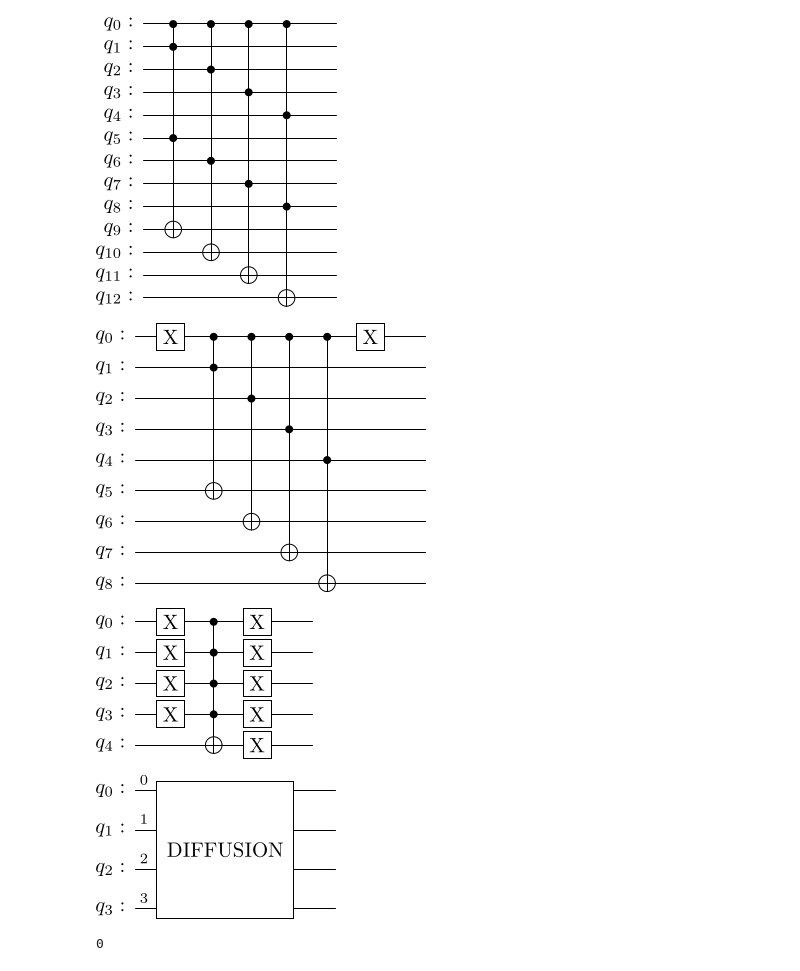
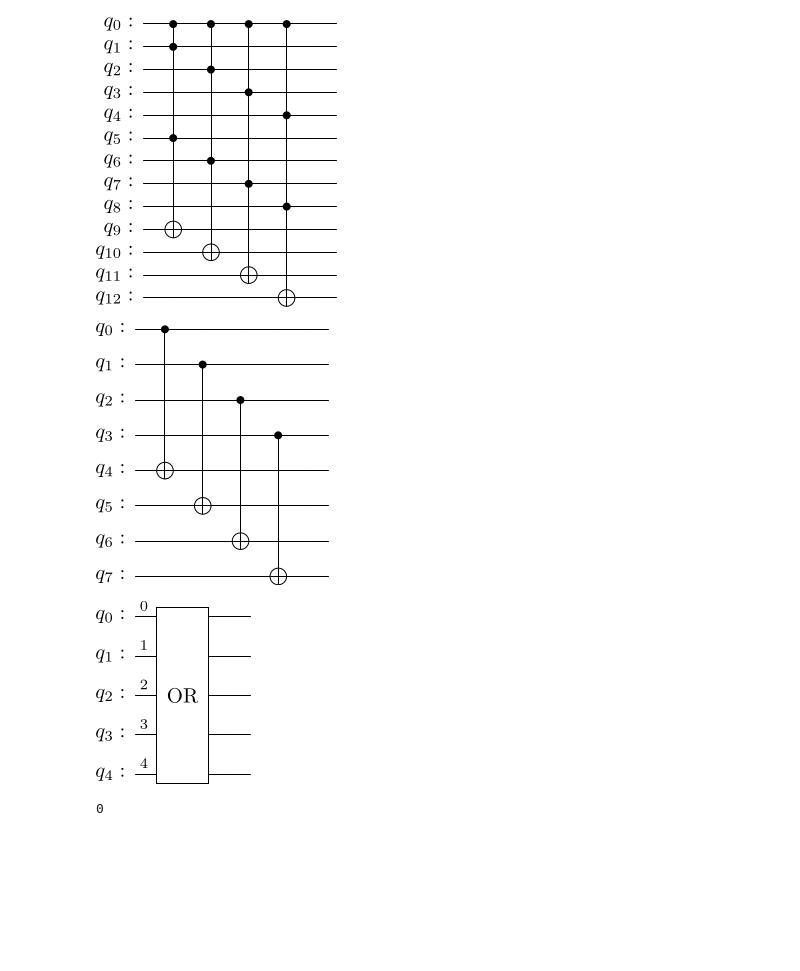
Before and after one commit to BoredDam/quantum-algorithms, a Jupyter notebook: Quantum-LCS/LCS-testing.ipynb, the cells around one changed output. Drawn from its saved outputs; the diff is of its cells as text; code cells hidden in the pictures; blank space fills up the shorter version.

```diff
--- a/Quantum-LCS/LCS-testing.ipynb
+++ b/Quantum-LCS/LCS-testing.ipynb
@@ -51,7 +51,7 @@ encode_dna_string('ACGT').draw('latex')
 # %% [output]
 [figure]
 # %%
-def _quantum_rotation(n: int, s: int):
+def quantum_rotation(n: int, s: int):
     '''
     Returns a `.Gate` that implements a rotation
     of `s` positions on `n` qubits lines.
@@ -87,7 +87,7 @@ def quantum_controlled_rotation(n: int):
     qc = QuantumCircuit(jr, qr)
     for i in range(l):
 
-        qc = qc.compose(_quantum_rotation(n, 2**i).control(1), [i,*qr])
+        qc = qc.compose(quantum_rotation(n, 2**i).control(1), [i,*qr])
     return qc.to_gate(label='ROT')
 
 qc = QuantumCircuit(11)
@@ -130,7 +130,7 @@ def extension_operator(n: int, i: int):
     page 12 of the paper
     '''
     qin = QuantumRegister(n, 'in')
-    qout = QuantumRegister(n-i, 'out')
+    qout = QuantumRegister(n, 'out')
     qc = QuantumCircuit(qin, qout)
 
     for j in range(n):
@@ -141,7 +141,7 @@ def extension_operator(n: int, i: int):
     return qc.to_gate(label='EXT_'+str(i))
 
 
-qc = QuantumCircuit(7)
+qc = QuantumCircuit(8)
 qc = qc.compose(extension_operator(4,1))#.decompose()
 qc.draw('latex')
 # %% [output]
@@ -149,5 +149,5 @@ qc.draw('latex')
 # %%
-def bitwise_and_operator(n: int):
+def contr_bitwise_and_operator(n: int):
     '''
     page 13 of the paper
     '''
@@ -160,37 +160,35 @@ def bitwise_and_operator(n: int):
     for i in range(n):
         qc.mcx([qx, qa[i], qb[i]], qout[i])
 
-    return qc.to_gate(label='AND')
+    return qc.to_gate(label='C-AND')
 
 
 qc = QuantumCircuit(13)
-qc = qc.compose(bitwise_and_operator(4)).decompose()
+qc = qc.compose(contr_bitwise_and_operator(4)).decompose()
 qc.draw('latex')
 # %% [output]
 [figure]
 # %%
-def not_c_copy_operator(n: int):
+def copy_operator(n: int):
     '''
     page 13 of the paper
     '''
-    qx = QuantumRegister(1, 'c')
     qin = QuantumRegister(n, 'in')
     qout = QuantumRegister(n, 'out')
-    qc = QuantumCircuit(qx, qin, qout)
+    qc = QuantumCircuit(qin, qout)
 
-    qc.x(qx)
     for i in range(n):
-        qc.ccx(qx, qin[i], qout[i])
-    qc.x(qx)
-
-    return qc.to_gate(label='notC-COPY')
+        qc.cx(qin[i], qout[i])
 
 
-qc = QuantumCircuit(9)
-qc = qc.compose(not_c_copy_operator(4)).decompose()
+    return qc.to_gate(label='C-COPY')
+
+
+qc = QuantumCircuit(8)
+qc = qc.compose(copy_operator(4)).decompose()
 qc.draw('latex')
 # %% [output]
-[figure, old version]
+[figure, new version]
 # %%
 def or_operator(n: int):
     '''
@@ -198,7 +196,7 @@ def or_operator(n: int):
     '''
     qx = QuantumRegister(n, 'x')
     qy = QuantumRegister(1, 'y')
-    qc = QuantumCircuit(qx, qy,)
+    qc = QuantumCircuit(qx, qy)
 
     qc.x(qx)
     qc.mcx(qx, qy)
@@ -208,33 +206,10 @@ def or_operator(n: int):
     return qc.to_gate(label='OR')
 
 qc = QuantumCircuit(5)
-qc = qc.compose(or_operator(4)).decompose()
+qc = qc.compose(or_operator(4))#.decompose()
 qc.draw('latex')
 # %% [output]
-[figure, old version]
+[figure, new version]
-# %%
-def grover_operator(n: int):
-    '''
-    builds the diffusion operator from the grover algorithm
-    '''
-    qx = QuantumRegister(n, 'x')
-    qc = QuantumCircuit(qx)
-
-    qc.h(qx)
-    qc.x(qx)
-    qc.h(qx[n-1])
-    qc.mcx(qx[list(range(n-1))], qx[n-1])
-    qc.h(qx[n-1])
-    qc.x(qx)
-    qc.h(qx)
-
-    return qc.to_gate(label='DIFFUSION')
-
-qc = QuantumCircuit(4)
-qc = qc.compose(grover_operator(4))#.decompose()
-qc.draw('latex')
-# %% [output]
-[figure, removed]
 # %%
 def quantum_LCS_test():
     return False
```
Also changed, not shown: parts of 3 cells of this notebook.
